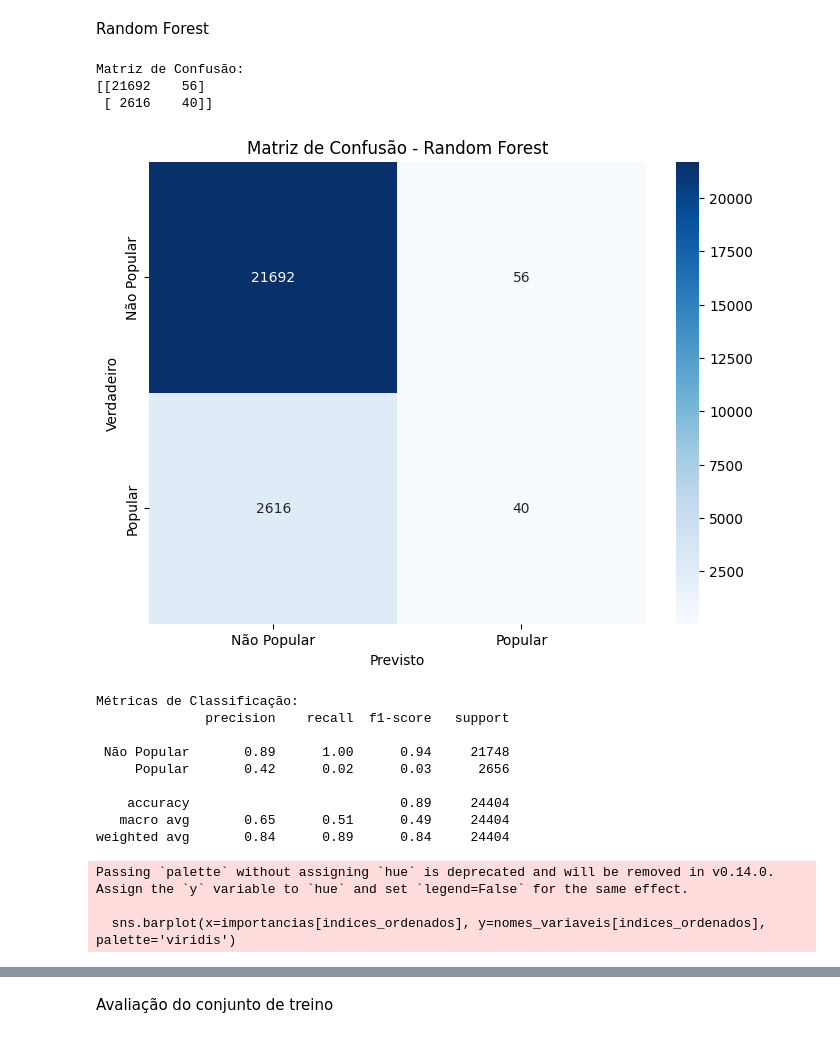
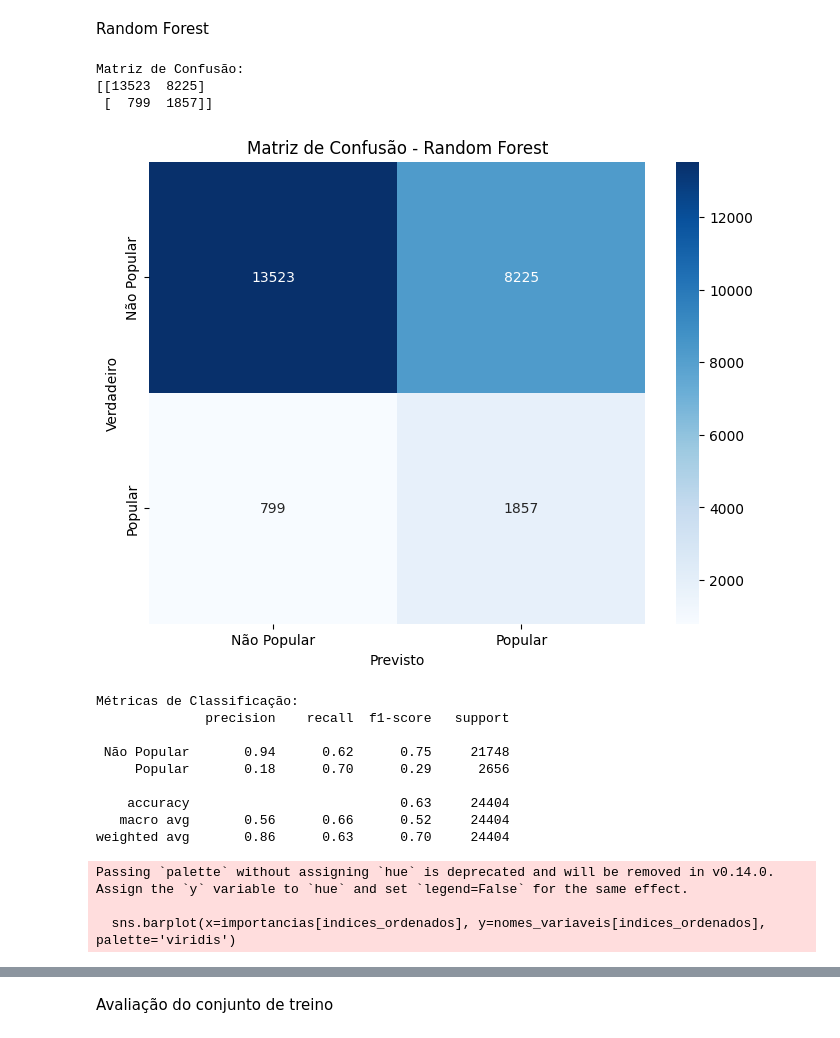
Before and after one commit to allanjfarias/PISI3, a Jupyter notebook: notebooks/random_forest.ipynb, the cells around one changed output, grey strips where cells are left out. Saved outputs shown, nothing was run; the diff lists cells and outputs as text; code cells hidden in the pictures.

Commit message:
update random forest

```diff
--- a/notebooks/random_forest.ipynb
+++ b/notebooks/random_forest.ipynb
@@ -26,7 +28,7 @@ from imblearn.over_sampling import SMOTE
 # %% [markdown]
 Load do DF
 # %%
-df = pd.read_csv("datasets/spotify_processed.csv")
+df = pd.read_csv("../datasets/spotify_processed.csv")
 # %% [markdown]
 Random Forest
 # %%
@@ -39,60 +41,71 @@ y = new_df['is_popular']  # Coluna target
 # %%
-# Dividir dados em treino e teste
-X_train, X_test, y_train, y_test = train_test_split(X, y, test_size=0.3, random_state=42)
+# Dividir dados em treino e teste (30% para teste)
+X_train, X_test, y_train, y_test = train_test_split(
+    X, y, test_size=0.3, random_state=42
+)
 
-# Modelo Random Forest
-model = RandomForestClassifier(n_estimators=100, random_state=42)
+# Definir o modelo com hyperparâmetros de regularização
+model = RandomForestClassifier(
+    n_estimators=150,
+    max_depth=10,               # Limita a profundidade das árvores
+    min_samples_split=10,       # Evita divisões em nós com poucas amostras
+    min_samples_leaf=2,         # Garante folhas com mais amostras
+    max_features='sqrt',        # Usa sqrt(n_features) em cada divisão
+    class_weight='balanced',    # Balanceia classes desiguais
+    random_state=42
+)
+
+# Treinar o modelo
 model.fit(X_train, y_train)
 
-# Previsões
+# Previsões e avaliação
 y_pred = model.predict(X_test)
 
 # Matriz de Confusão
 conf_matrix = confusion_matrix(y_test, y_pred)
 print("Matriz de Confusão:")
 print(conf_matrix)
 
-# Plotar a matriz de confusão
 plt.figure(figsize=(8, 6))
 sns.heatmap(conf_matrix, annot=True, fmt='d', cmap='Blues',
             xticklabels=['Não Popular', 'Popular'],
             yticklabels=['Não Popular', 'Popular'])
 plt.xlabel('Previsto')
 plt.ylabel('Verdadeiro')
 plt.title('Matriz de Confusão - Random Forest')
 plt.show()
 
-# Relatório de classificação
+# Relatório de Classificação
 print("\nMétricas de Classificação:")
 print(classification_report(y_test, y_pred, target_names=['Não Popular', 'Popular']))
 
-# Importância das variáveis
+# Importância das Variáveis (para feature selection)
 importancias = model.feature_importances_
 nomes_variaveis = X.columns
 
 # Ordenar por importância
 indices_ordenados = np.argsort(importancias)[::-1]
 plt.figure(figsize=(12, 6))
 sns.barplot(x=importancias[indices_ordenados], y=nomes_variaveis[indices_ordenados], palette='viridis')
 plt.title('Importância das Variáveis - Random Forest')
 plt.xlabel('Importância')
 plt.ylabel('Variável')
 plt.tight_layout()
 plt.show()
 # %% [output]
 Matriz de Confusão:
-[[21692    56]
- [ 2616    40]]
+[[13523  8225]
+ [  799  1857]]
-[figure, old version]
+[figure, new version]
 Métricas de Classificação:
               precision    recall  f1-score   support
 
- Não Popular       0.89      1.00      0.94     21748
-     Popular       0.42      0.02      0.03      2656
+ Não Popular       0.94      0.62      0.75     21748
+     Popular       0.18      0.70      0.29      2656
 
-    accuracy                           0.89     24404
-   macro avg       0.65      0.51      0.49     24404
-weighted avg       0.84      0.89      0.84     24404
+    accuracy                           0.63     24404
+   macro avg       0.56      0.66      0.52     24404
+weighted avg       0.86      0.63      0.70     24404
 Passing `palette` without assigning `hue` is deprecated and will be removed in v0.14.0. Assign the `y` variable to `hue` and set `legend=False` for the same effect.
 
   sns.barplot(x=importancias[indices_ordenados], y=nomes_variaveis[indices_ordenados], palette='viridis')
```
Also changed, not shown: parts of 9 cells of this notebook, 1 other file.
